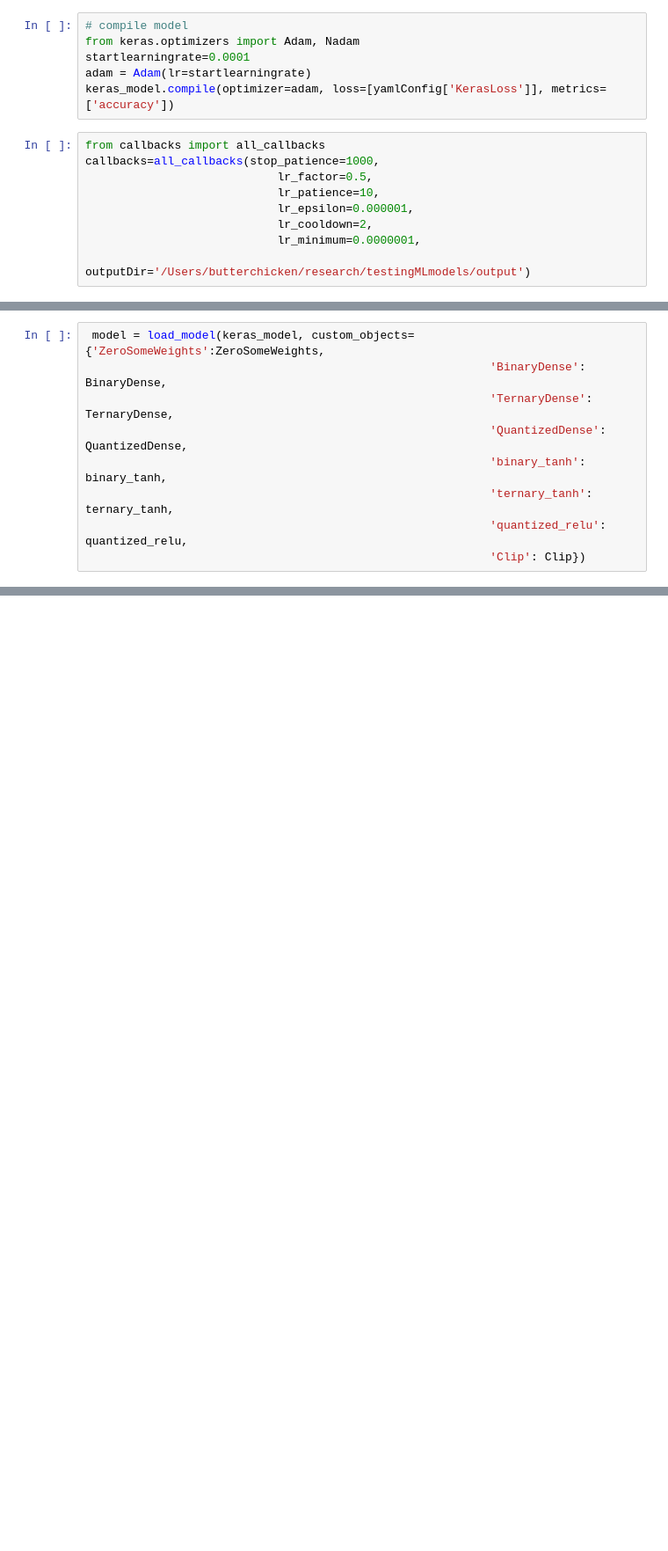
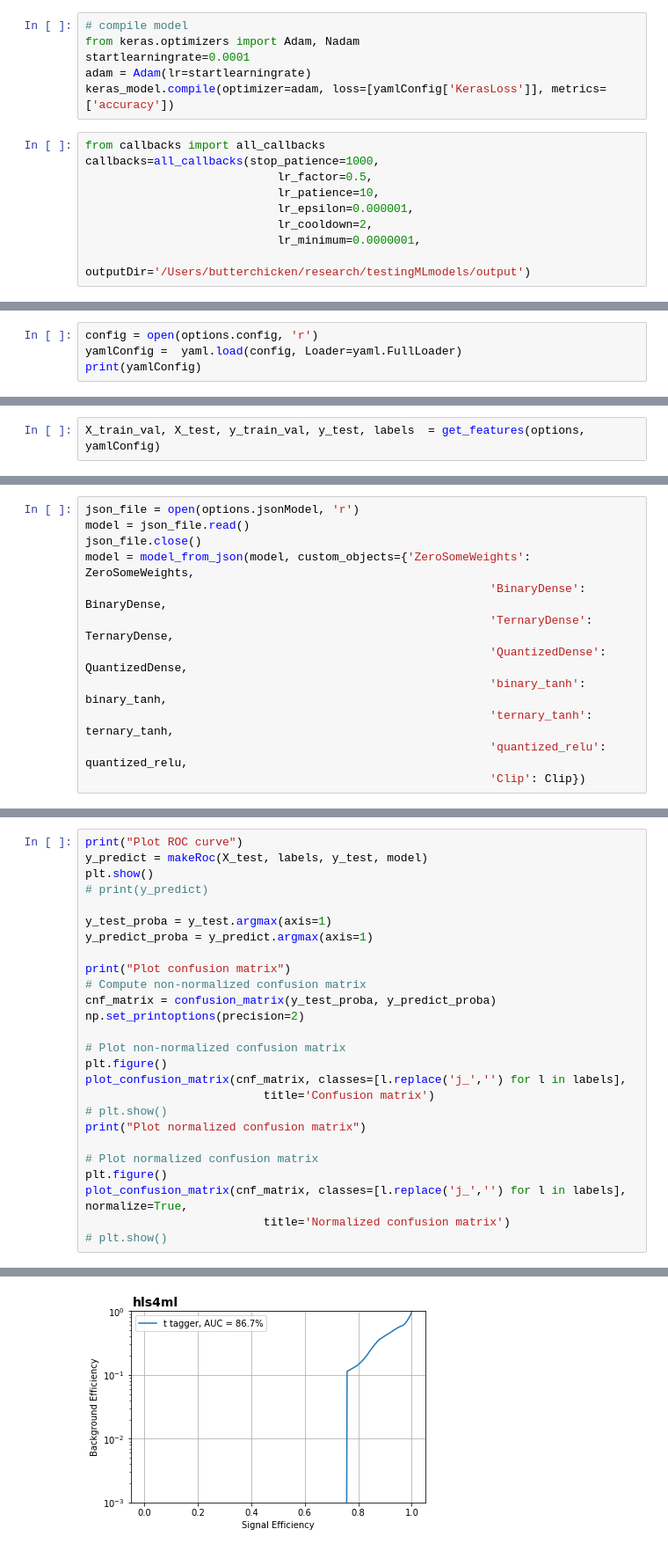
Before and after one commit to caditi97/testingMLmodels, a Jupyter notebook: training1layer.ipynb, the cells around one changed output, grey strips where cells are left out. Shown: that part at 88% size. Cells and saved outputs as stored; diff of their text form; blank space fills up the shorter version.

```diff
--- a/training1layer.ipynb
+++ b/training1layer.ipynb
@@ -121,0 +136,4 @@ NotImplementedError: numpy() is only available when eager execution is enabled.
+# %%
+config = open(options.config, 'r')
+yamlConfig =  yaml.load(config, Loader=yaml.FullLoader)
+print(yamlConfig)
@@ -121,0 +142,2 @@ NotImplementedError: numpy() is only available when eager execution is enabled.
+# %%
+X_train_val, X_test, y_train_val, y_test, labels  = get_features(options, yamlConfig)
@@ -122,5 +147,8 @@ NotImplementedError: numpy() is only available when eager execution is enabled.
 # %%
- model = load_model(keras_model, custom_objects={'ZeroSomeWeights':ZeroSomeWeights,
+json_file = open(options.jsonModel, 'r')
+model = json_file.read()
+json_file.close()
+model = model_from_json(model, custom_objects={'ZeroSomeWeights': ZeroSomeWeights,
                                                            'BinaryDense': BinaryDense,
                                                            'TernaryDense': TernaryDense,
                                                            'QuantizedDense': QuantizedDense,
@@ -134,0 +159,27 @@ y_predict_proba = y_predict.argmax(axis=1)
+# %%
+print("Plot ROC curve")
+y_predict = makeRoc(X_test, labels, y_test, model)
+plt.show()
+# print(y_predict)
+
+y_test_proba = y_test.argmax(axis=1)
+y_predict_proba = y_predict.argmax(axis=1)
+
+print("Plot confusion matrix")
+# Compute non-normalized confusion matrix
+cnf_matrix = confusion_matrix(y_test_proba, y_predict_proba)
+np.set_printoptions(precision=2)
+
+# Plot non-normalized confusion matrix
+plt.figure()
+plot_confusion_matrix(cnf_matrix, classes=[l.replace('j_','') for l in labels],
+                          title='Confusion matrix')
+# plt.show()
+print("Plot normalized confusion matrix")
+
+# Plot normalized confusion matrix
+plt.figure()
+plot_confusion_matrix(cnf_matrix, classes=[l.replace('j_','') for l in labels], normalize=True,
+                          title='Normalized confusion matrix')
+# plt.show()
+# %% [output]
@@ -134,0 +188 @@ y_predict_proba = y_predict.argmax(axis=1)
+[figure, added]
```
Also changed, not shown: parts of 12 cells of this notebook, 5 other files.
